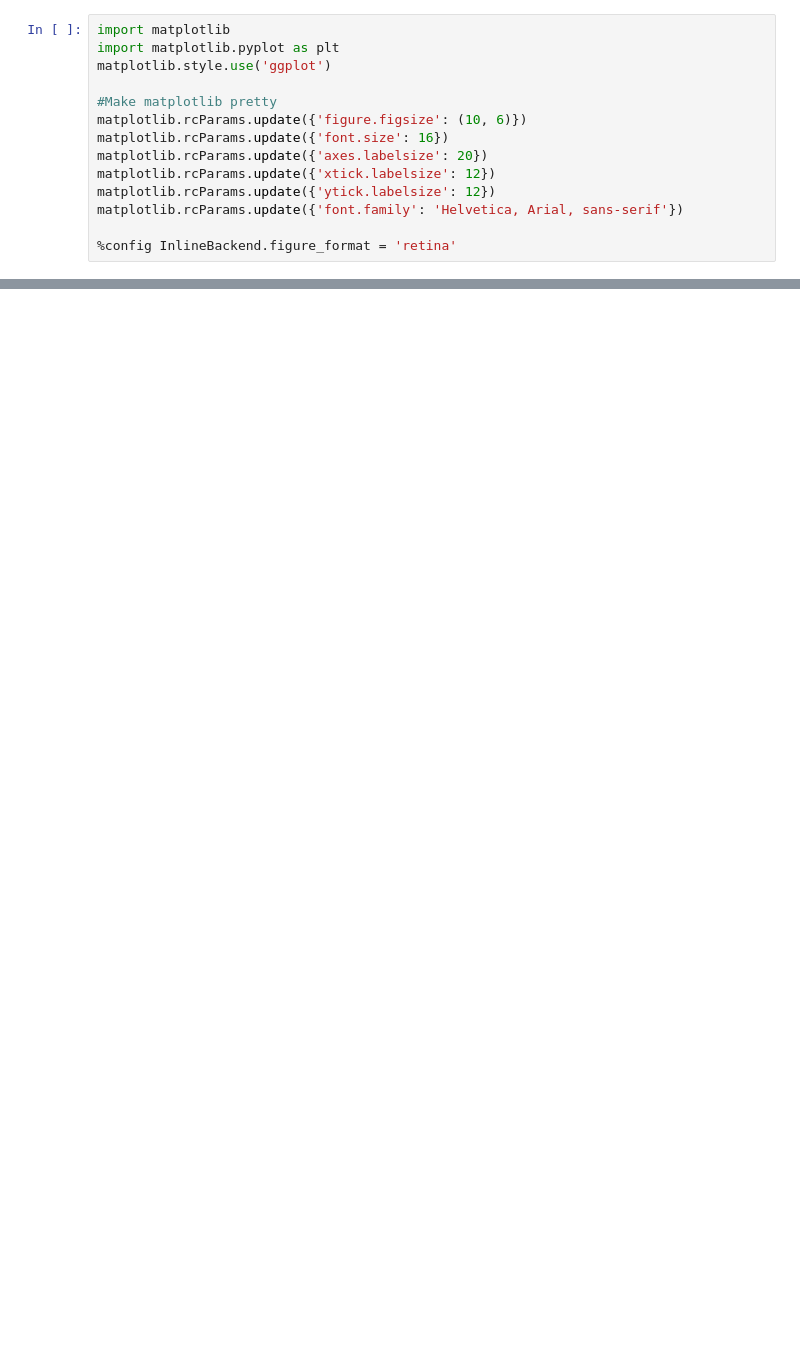
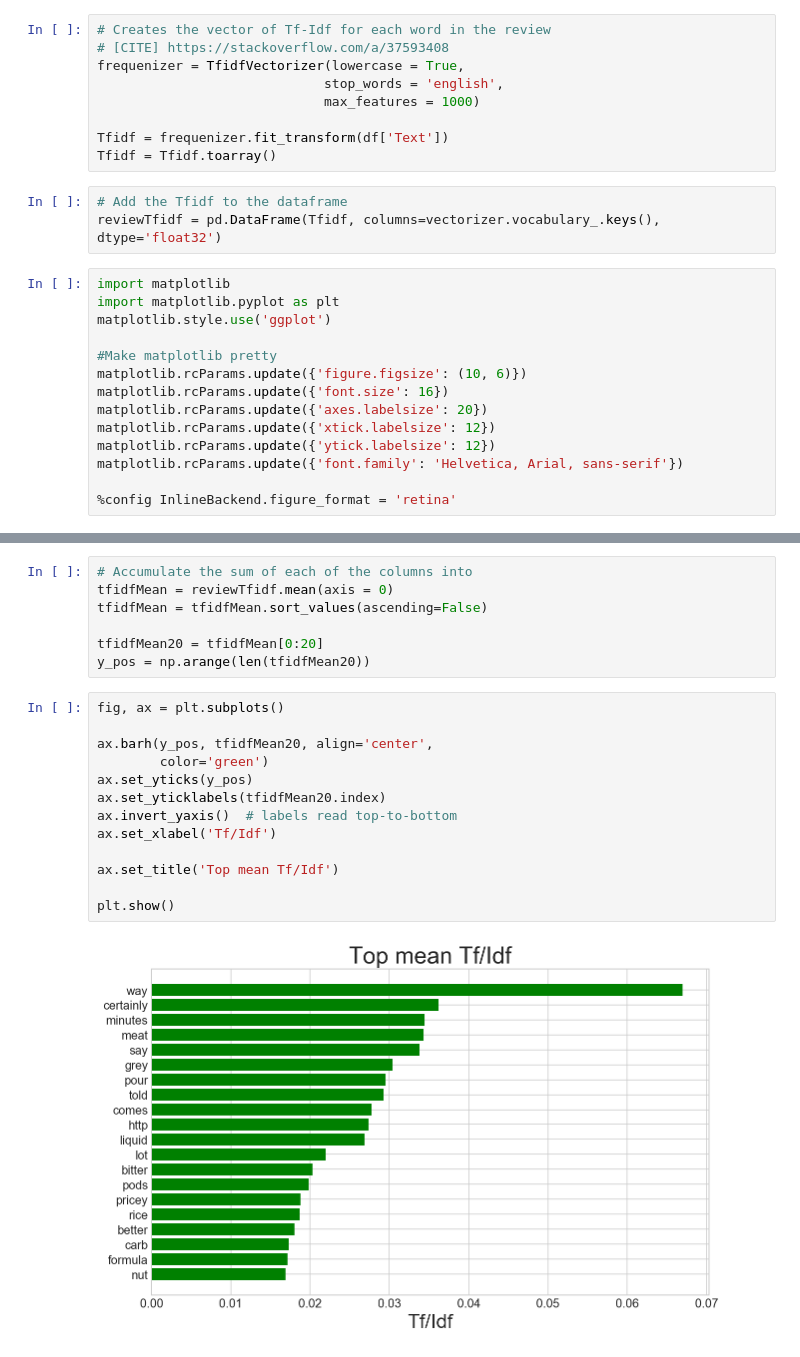
Before and after one commit to SMU-ML-2017/Project2, a Jupyter notebook: ML Project 2.ipynb, the cells around one changed output, grey strips where cells are left out. Saved outputs shown, nothing was run; the diff lists cells and outputs as text; blank space fills up the shorter version.

```diff
--- a/ML Project 2.ipynb
+++ b/ML Project 2.ipynb
@@ -76,3 +100,15 @@ memory usage: 52.0+ MB
+# %%
+# Creates the vector of Tf-Idf for each word in the review
+# [CITE] https://stackoverflow.com/a/37593408
+frequenizer = TfidfVectorizer(lowercase = True,
+                             stop_words = 'english',
+                             max_features = 1000)
+
+Tfidf = frequenizer.fit_transform(df['Text'])
+Tfidf = Tfidf.toarray()
+# %%
+# Add the Tfidf to the dataframe
+reviewTfidf = pd.DataFrame(Tfidf, columns=vectorizer.vocabulary_.keys(), dtype='float32')
 # %%
 import matplotlib
 import matplotlib.pyplot as plt
@@ -136,0 +191,22 @@ plt.show()
+# %%
+# Accumulate the sum of each of the columns into
+tfidfMean = reviewTfidf.mean(axis = 0)
+tfidfMean = tfidfMean.sort_values(ascending=False)
+
+tfidfMean20 = tfidfMean[0:20]
+y_pos = np.arange(len(tfidfMean20))
+# %%
+fig, ax = plt.subplots()
+
+ax.barh(y_pos, tfidfMean20, align='center',
+        color='green')
+ax.set_yticks(y_pos)
+ax.set_yticklabels(tfidfMean20.index)
+ax.invert_yaxis()  # labels read top-to-bottom
+ax.set_xlabel('Tf/Idf')
+
+ax.set_title('Top mean Tf/Idf')
+
+plt.show()
+# %% [output]
+[figure, added]
```
Also changed, not shown: parts of 23 cells of this notebook.
